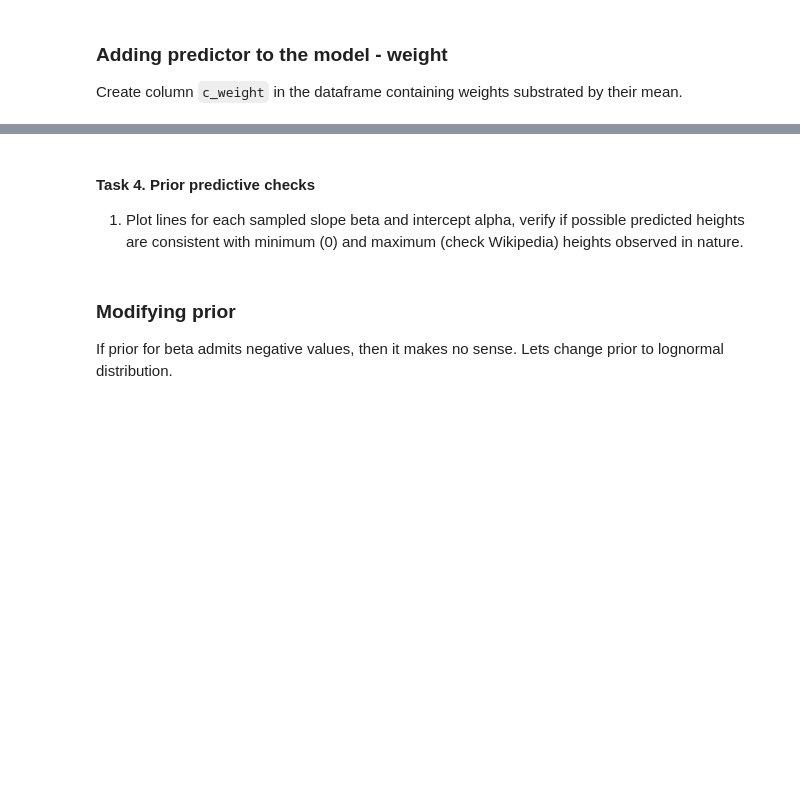
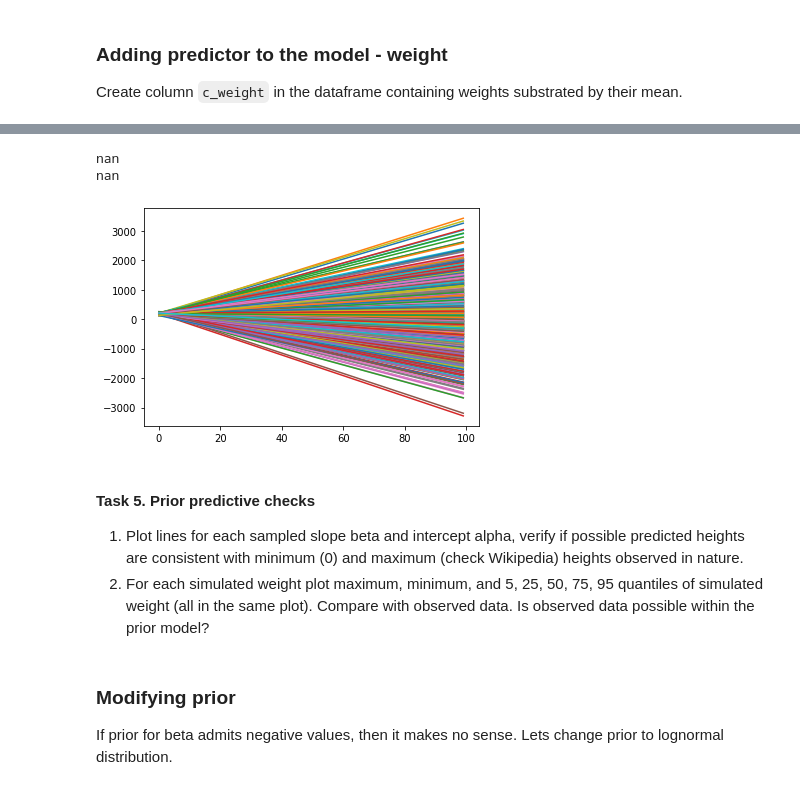
Before and after one commit to JSzut/DA, a Jupyter notebook: lab4/lab4.ipynb, the cells around one changed output, grey strips where cells are left out. Drawn from its saved outputs; the diff is of its cells as text; code cells hidden in the pictures; blank space fills up the shorter version.

```diff
--- a/lab4/lab4.ipynb
+++ b/lab4/lab4.ipynb
@@ -140,6 +142,22 @@ AttributeError: 'DataFrame' object has no attribute 'c_weight'
+# %%
+a = sim.stan_variable(var='alpha')
+b  = sim.stan_variable(var='beta')
+x = np.array([0, 99])
+
+for i , it in zip(a,b):
+    y=it*x + i
+    plt.plot(x,y)
+
+print(np.max(sim.stan_variable(var='height')))
+print(np.min(sim.stan_variable(var='height')))
+# %% [output]
+nan
+nan
+[figure, added]
 # %% [markdown]
-#### Task 4. Prior predictive checks
+#### Task 5. Prior predictive checks
 1. Plot lines for each sampled slope beta and intercept alpha, verify if possible predicted heights are consistent with minimum (0) and maximum (check Wikipedia) heights observed in nature.
+2. For each simulated weight plot maximum, minimum, and 5, 25, 50, 75, 95 quantiles of simulated weight (all in the same plot). Compare with observed data. Is observed data possible within the prior model?
 # %% [markdown]
 ### Modifying prior
 
```
Also changed, not shown: parts of 22 cells of this notebook, 13 other files.
